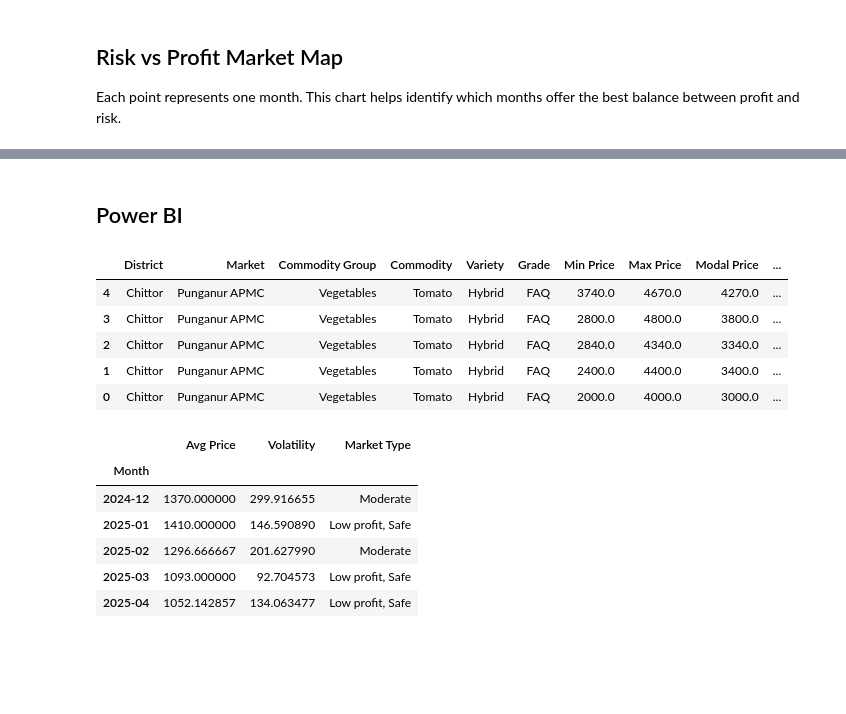
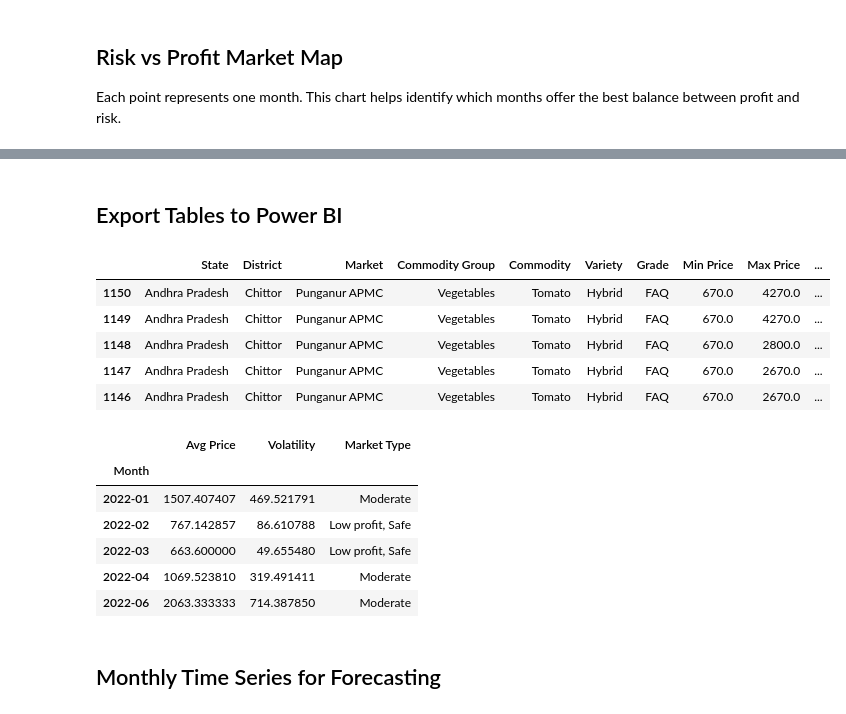
Before and after one commit to SiddharthaReddy27/Punganur-Tomato-Price-Intelligence, a Jupyter notebook: tomato_price_analysis.ipynb, the cells around one changed output, grey strips where cells are left out. Cells and saved outputs as stored; diff of their text form; code cells hidden in the pictures; blank space fills up the shorter version.

```diff
--- a/tomato_price_analysis.ipynb
+++ b/tomato_price_analysis.ipynb
@@ -18,6 +43,6 @@ os.listdir()
 # %%
 import pandas as pd
-df_raw = pd.read_csv("Daily Price Report-25-12-2024 to 25-12-2025 for Andhra Pradesh.csv")
+df_raw = pd.read_csv("dataset(2022-2025).csv")
 
 df = df_raw.copy()
 df.head()
@@ -33,5 +55,0 @@ df.head()
-# %%
-df.columns = df.iloc[0]
-df = df.drop(0)
-df = df.reset_index(drop=True)
-df.head()
@@ -254,23 +276,27 @@ plt.show()
 # %% [markdown]
-## Power BI
+## Export Tables to Power BI
 # %%
+
 df.to_csv("clean_punganur_tomato_prices.csv", index=False)
-df.tail()
+
+df.head()
 # %% [output]
-|  | District | Market | Commodity Group | Commodity | Variety | Grade | Min Price | Max Price | Modal Price | ... |
-| 4 | Chittor | Punganur APMC | Vegetables | Tomato | Hybrid | FAQ | 3740.0 | 4670.0 | 4270.0 | ... |
-| 3 | Chittor | Punganur APMC | Vegetables | Tomato | Hybrid | FAQ | 2800.0 | 4800.0 | 3800.0 | ... |
-| 2 | Chittor | Punganur APMC | Vegetables | Tomato | Hybrid | FAQ | 2840.0 | 4340.0 | 3340.0 | ... |
-| 1 | Chittor | Punganur APMC | Vegetables | Tomato | Hybrid | FAQ | 2400.0 | 4400.0 | 3400.0 | ... |
-| 0 | Chittor | Punganur APMC | Vegetables | Tomato | Hybrid | FAQ | 2000.0 | 4000.0 | 3000.0 | ... |
+|  | State | District | Market | Commodity Group | Commodity | Variety | Grade | Min Price | Max Price | ... |
+| 1150 | Andhra Pradesh | Chittor | Punganur APMC | Vegetables | Tomato | Hybrid | FAQ | 670.0 | 4270.0 | ... |
+| 1149 | Andhra Pradesh | Chittor | Punganur APMC | Vegetables | Tomato | Hybrid | FAQ | 670.0 | 4270.0 | ... |
+| 1148 | Andhra Pradesh | Chittor | Punganur APMC | Vegetables | Tomato | Hybrid | FAQ | 670.0 | 2800.0 | ... |
+| 1147 | Andhra Pradesh | Chittor | Punganur APMC | Vegetables | Tomato | Hybrid | FAQ | 670.0 | 2670.0 | ... |
+| 1146 | Andhra Pradesh | Chittor | Punganur APMC | Vegetables | Tomato | Hybrid | FAQ | 670.0 | 2670.0 | ... |
 # %%
 decision_table.to_csv("monthly_tomato_decision_table.csv")
 decision_table.head()
 # %% [output]
 |  | Avg Price | Volatility | Market Type |
 | Month |  |  |  |
-| 2024-12 | 1370.000000 | 299.916655 | Moderate |
-| 2025-01 | 1410.000000 | 146.590890 | Low profit, Safe |
-| 2025-02 | 1296.666667 | 201.627990 | Moderate |
-| 2025-03 | 1093.000000 | 92.704573 | Low profit, Safe |
-| 2025-04 | 1052.142857 | 134.063477 | Low profit, Safe |
+| 2022-01 | 1507.407407 | 469.521791 | Moderate |
+| 2022-02 | 767.142857 | 86.610788 | Low profit, Safe |
+| 2022-03 | 663.600000 | 49.655480 | Low profit, Safe |
+| 2022-04 | 1069.523810 | 319.491411 | Moderate |
+| 2022-06 | 2063.333333 | 714.387850 | Moderate |
+# %% [markdown]
+## Monthly Time Series for Forecasting
```
Also changed, not shown: parts of 34 cells of this notebook, 1 other file.
